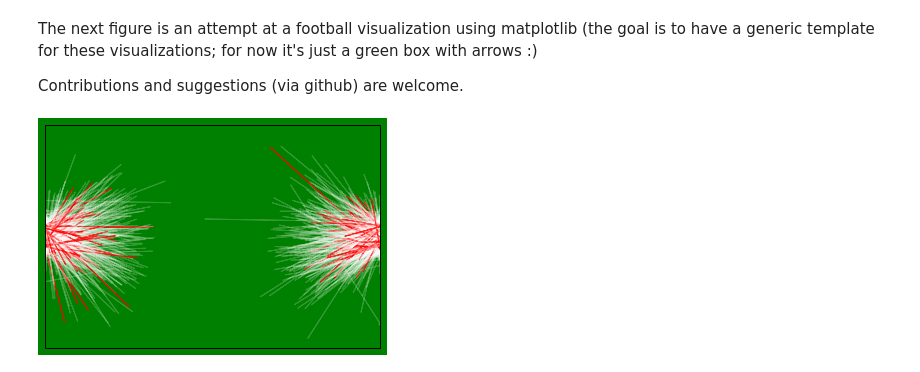
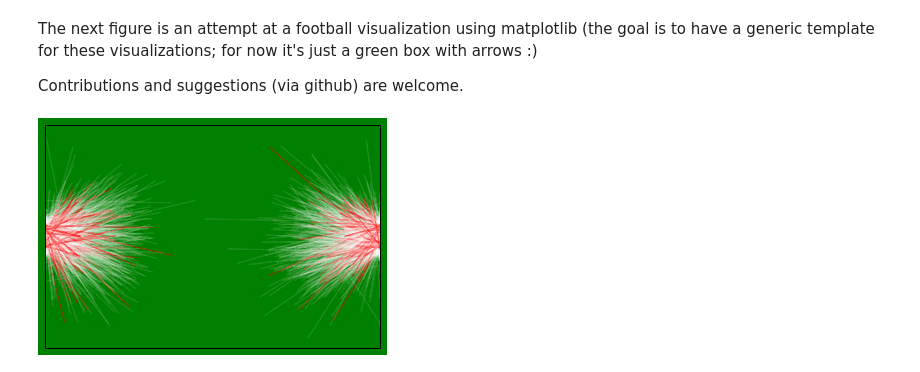
Before and after one commit to rjtavares/football-crunching, a Jupyter notebook: notebooks/how likely is it to score from 45 meters.ipynb, the cells around one changed output. Saved outputs shown, nothing was run; the diff lists cells and outputs as text; code cells hidden in the pictures.

Commit message:
Updated data
All matches from the 2011/2012 season are now included in the dataset.

```diff
--- a/notebooks/how likely is it to score from 45 meters.ipynb
+++ b/notebooks/how likely is it to score from 45 meters.ipynb
@@ -33,8 +40,11 @@ Enough talk already, let's get down to business:
 Let's start by importing pandas, loading the dataset and inspecting the data.
 # %%
 import pandas as pd
+import numpy as np
+from matplotlib import pyplot as plt
+%matplotlib inline
 
-dfShots = pd.read_csv('..\datasets\cl-shots-2012.csv', index_col=0)
+dfShots = pd.read_csv('..\datasets\cl-shots-2012.csv', index_col=0, na_values='N/A')
 
 dfShots.head()
 # %% [output]
@@ -201,31 +209,32 @@ Contributions and suggestions (via github) are welcome.
 # %%
 x_size = 105.0
 y_size = 68.0
 
 #set up field
 fig = plt.figure()
 fig.patch.set_facecolor('green')
 
 axes = fig.add_subplot(1, 1, 1, axisbg='green')
 
 axes.xaxis.set_visible(False)
 axes.yaxis.set_visible(False)
 
 plt.xlim([0,x_size])
 plt.ylim([0,y_size])
 
 #draw shots
 for i, row in enumerate(dfShots.values):
-    size = 1
-    if row[3]:
+    size = 1.0
+    if row[4]:
         color = 'red'
-        alpha = 0.8
+        alpha = 0.4
     else:
         color = 'white'
-        alpha = 0.2
+        alpha = 0.1
 
-    plt.arrow(row[6],row[7],row[1],row[2],fc=color, ec=color, head_width=size, head_length=size, alpha=alpha)
+
+    plt.arrow(row[9],row[10],row[1],row[2],fc=color, ec=color, head_width=size, head_length=size, alpha=alpha)
 
 plt.show()
 # %% [output]
-[figure, old version]
+[figure, new version]
```
Also changed, not shown: parts of 12 cells of this notebook, 1 other file.
